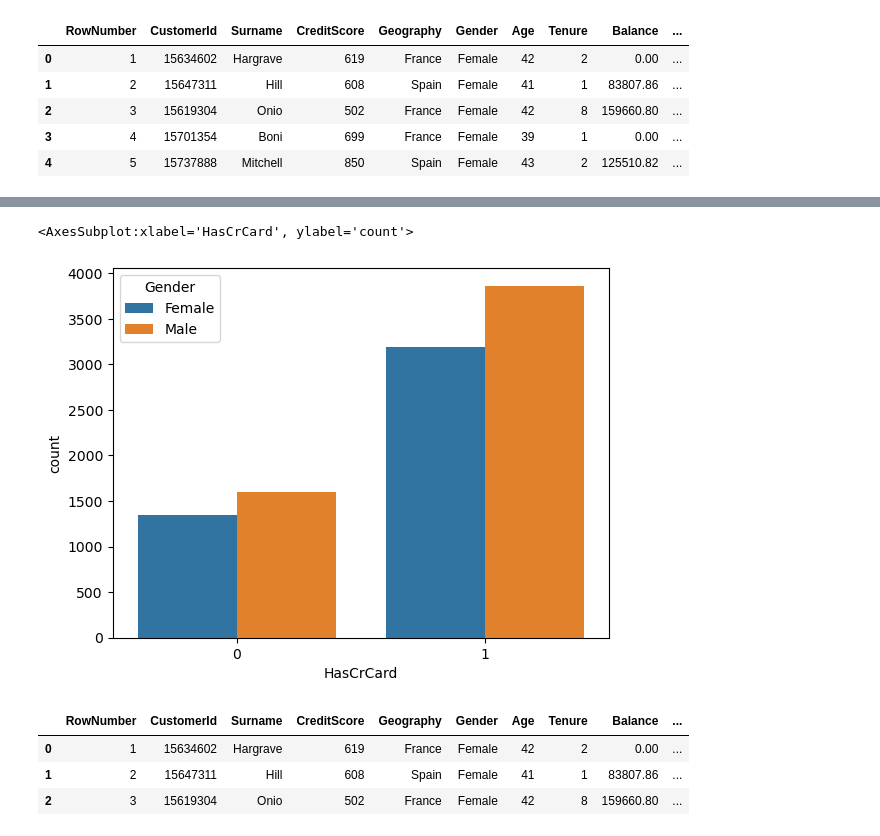
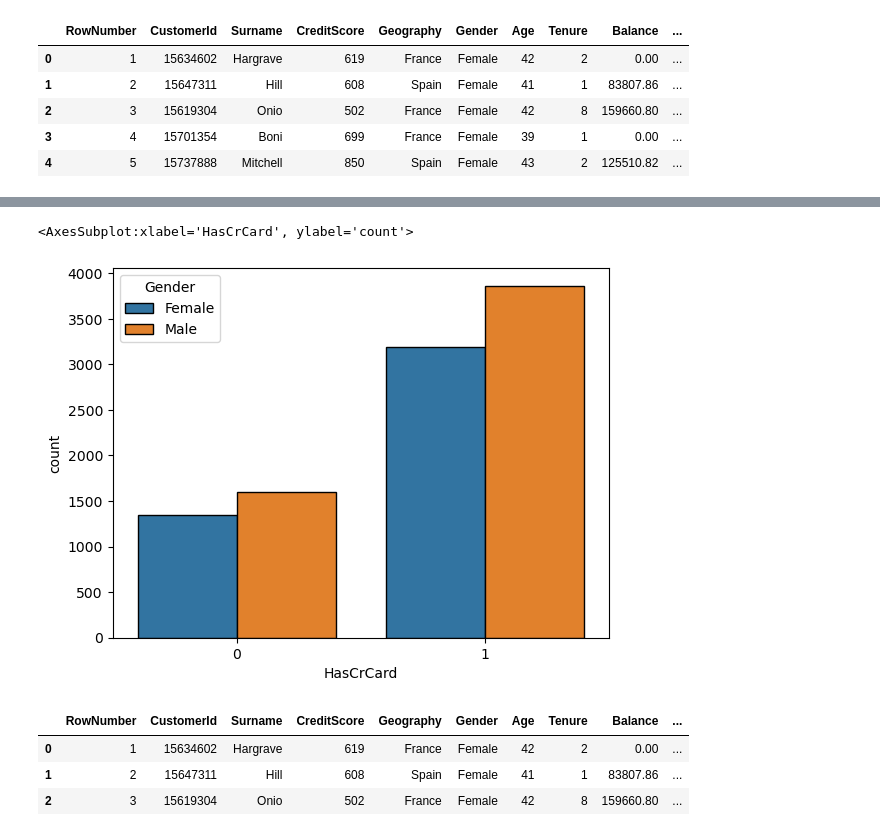
Before and after one commit to lavkushsingh31/Deep_Learning_Assignments, a Jupyter notebook: Practice Udemy - ANN Practice.ipynb, the cells around one changed output, grey strips where cells are left out. Drawn from its saved outputs; the diff is of its cells as text; code cells hidden in the pictures.

```diff
--- a/Practice Udemy - ANN Practice.ipynb
+++ b/Practice Udemy - ANN Practice.ipynb
@@ -47,8 +247,8 @@ sns.countplot(data = df, x = 'Geography')
 # %%
-sns.countplot(data = df, x = 'HasCrCard', hue = 'Gender')
+sns.countplot(data = df, x = 'HasCrCard', hue = 'Gender', edgecolor = 'black')
 # %% [output]
 <AxesSubplot:xlabel='HasCrCard', ylabel='count'>
-[figure, old version]
+[figure, new version]
 # %%
 df.head(3)
 # %% [output]
```
Also changed, not shown: parts of 21 cells of this notebook.
